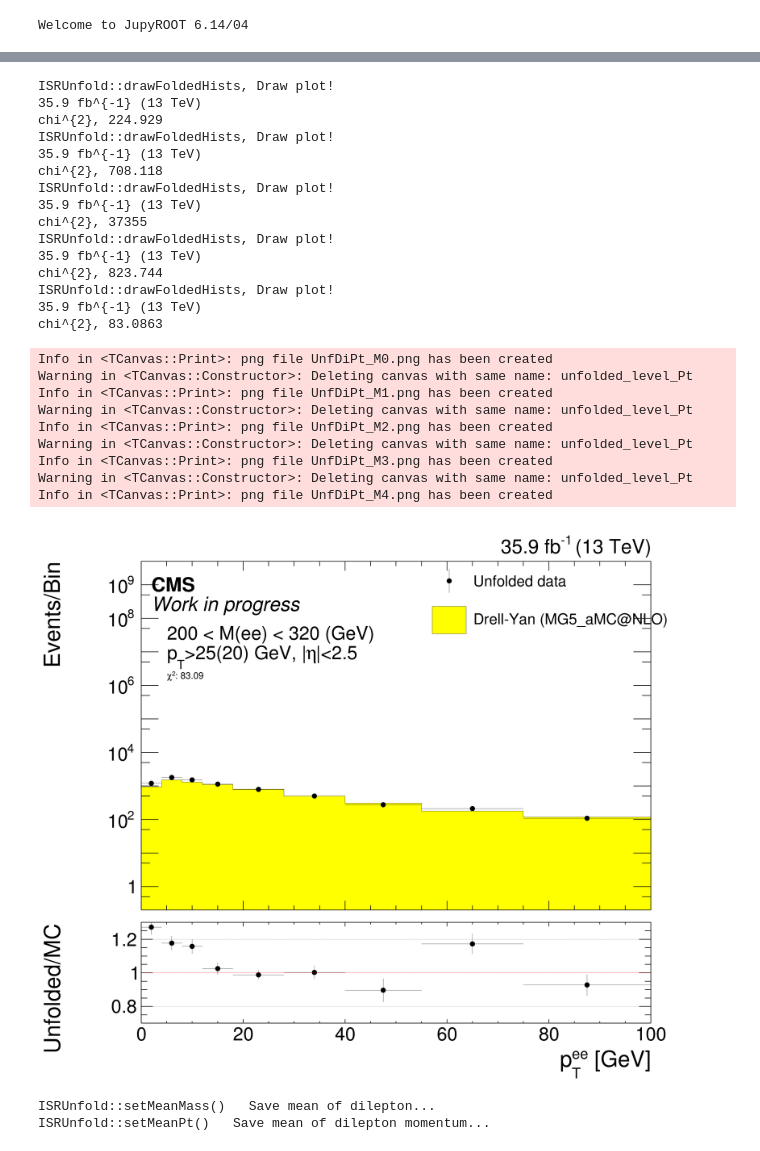
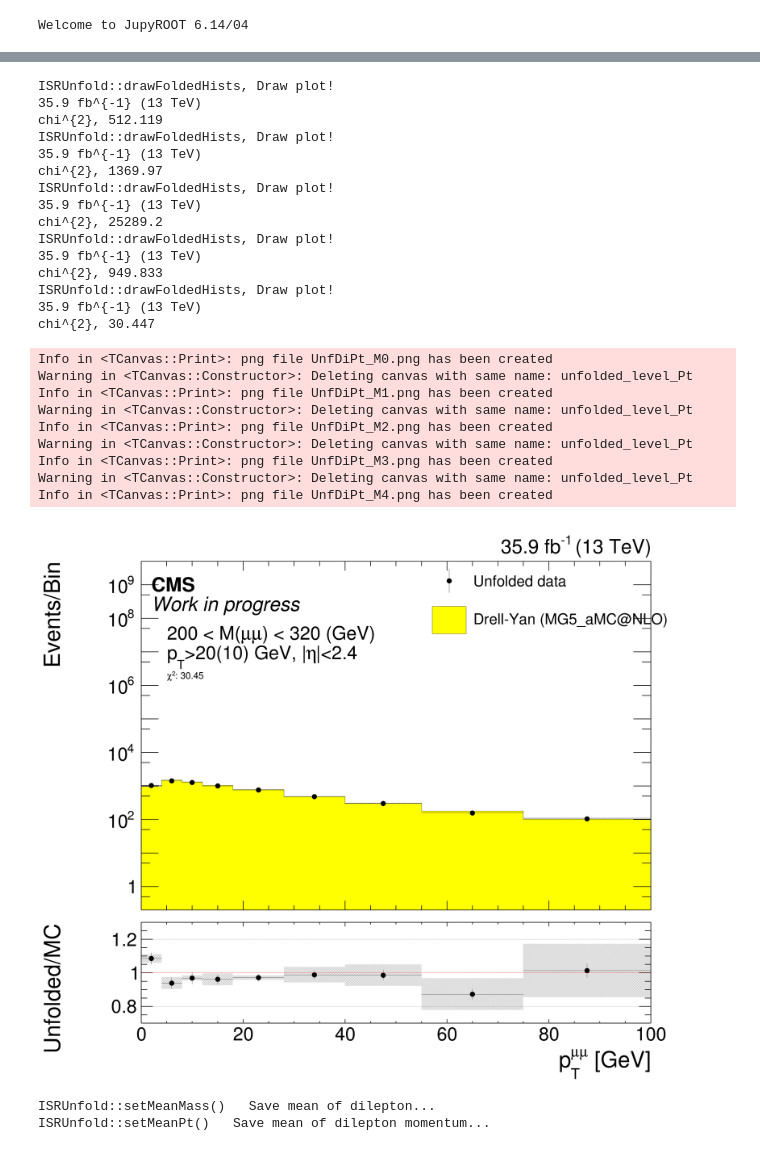
Before and after one commit to jhkim06/ISRAnalysis, a Jupyter notebook: ISR_analysis_v2.ipynb, the cells around one changed output, grey strips where cells are left out. Cells and saved outputs as stored; diff of their text form; code cells hidden in the pictures.

```diff
--- a/ISR_analysis_v2.ipynb
+++ b/ISR_analysis_v2.ipynb
@@ -4,7 +4,7 @@ import ISRAnalysis as an
 Welcome to JupyROOT 6.14/04
 # %%
 binDef = "_FineCoarse"
-detUnfold_muon_2016 = an.ISRAnalysis("2016", "electron", False, "matrix", \
+detUnfold_muon_2016 = an.ISRAnalysis("2016", "muon", False, "matrix", \
                                      "Detector_Dressed_DR4PI_Fiducial", "Detector_Dressed_DR4PI", binDef)
 # %% [output]
 ISRUnfold set!
@@ -104,7 +167,7 @@ detUnfold_muon_2016.subFake() # Subract DY fake (out of fiducial volume at gen l
 # %%
 #
 for massBin in range(5):
-    detUnfold_muon_2016.drawDetPlot("Pt"+binDef, "Detector", "pt[UO];mass[UOC"+str(massBin)+"]", True, "", "DiPt_M"+str(massBin), massBin, True)
+    detUnfold_muon_2016.drawDetPlot("Pt"+binDef, "Detector", "pt[UO];mass[UOC"+str(massBin)+"]", True, "PU", "DiPt_M"+str(massBin), massBin, True)
 # %% [output]
 ISRUnfold::drawFoldedHists, Draw plot!
 35.9 fb^{-1} (13 TeV)
@@ -181,32 +211,32 @@ Info in <TCanvas::Print>: png file unfolded_Mass.png has been created
 # %%
 for massBin in range(5):
-    detUnfold_muon_2016.drawUnfPlot("Pt", "pt[UO];mass[UOC"+str(massBin)+"]", True, "", "UnfDiPt_M"+str(massBin), massBin, True)
+    detUnfold_muon_2016.drawUnfPlot("Pt", "pt[UO];mass[UOC"+str(massBin)+"]", True, "Scale", "UnfDiPt_M"+str(massBin), massBin, True)
 # %% [output]
 ISRUnfold::drawFoldedHists, Draw plot!
 35.9 fb^{-1} (13 TeV)
-chi^{2}, 224.929
+chi^{2}, 512.119
 ISRUnfold::drawFoldedHists, Draw plot!
 35.9 fb^{-1} (13 TeV)
-chi^{2}, 708.118
+chi^{2}, 1369.97
 ISRUnfold::drawFoldedHists, Draw plot!
 35.9 fb^{-1} (13 TeV)
-chi^{2}, 37355
+chi^{2}, 25289.2
 ISRUnfold::drawFoldedHists, Draw plot!
 35.9 fb^{-1} (13 TeV)
-chi^{2}, 823.744
+chi^{2}, 949.833
 ISRUnfold::drawFoldedHists, Draw plot!
 35.9 fb^{-1} (13 TeV)
-chi^{2}, 83.0863
+chi^{2}, 30.447
 Info in <TCanvas::Print>: png file UnfDiPt_M0.png has been created
 Warning in <TCanvas::Constructor>: Deleting canvas with same name: unfolded_level_Pt
 Info in <TCanvas::Print>: png file UnfDiPt_M1.png has been created
 Warning in <TCanvas::Constructor>: Deleting canvas with same name: unfolded_level_Pt
 Info in <TCanvas::Print>: png file UnfDiPt_M2.png has been created
 Warning in <TCanvas::Constructor>: Deleting canvas with same name: unfolded_level_Pt
 Info in <TCanvas::Print>: png file UnfDiPt_M3.png has been created
 Warning in <TCanvas::Constructor>: Deleting canvas with same name: unfolded_level_Pt
 Info in <TCanvas::Print>: png file UnfDiPt_M4.png has been created
-[figure, old version]
+[figure, new version]
 # %%
 detUnfold_muon_2016.setMeanValues()
 # %% [output]
```
Also changed, not shown: parts of 18 cells of this notebook, 3 other files.
